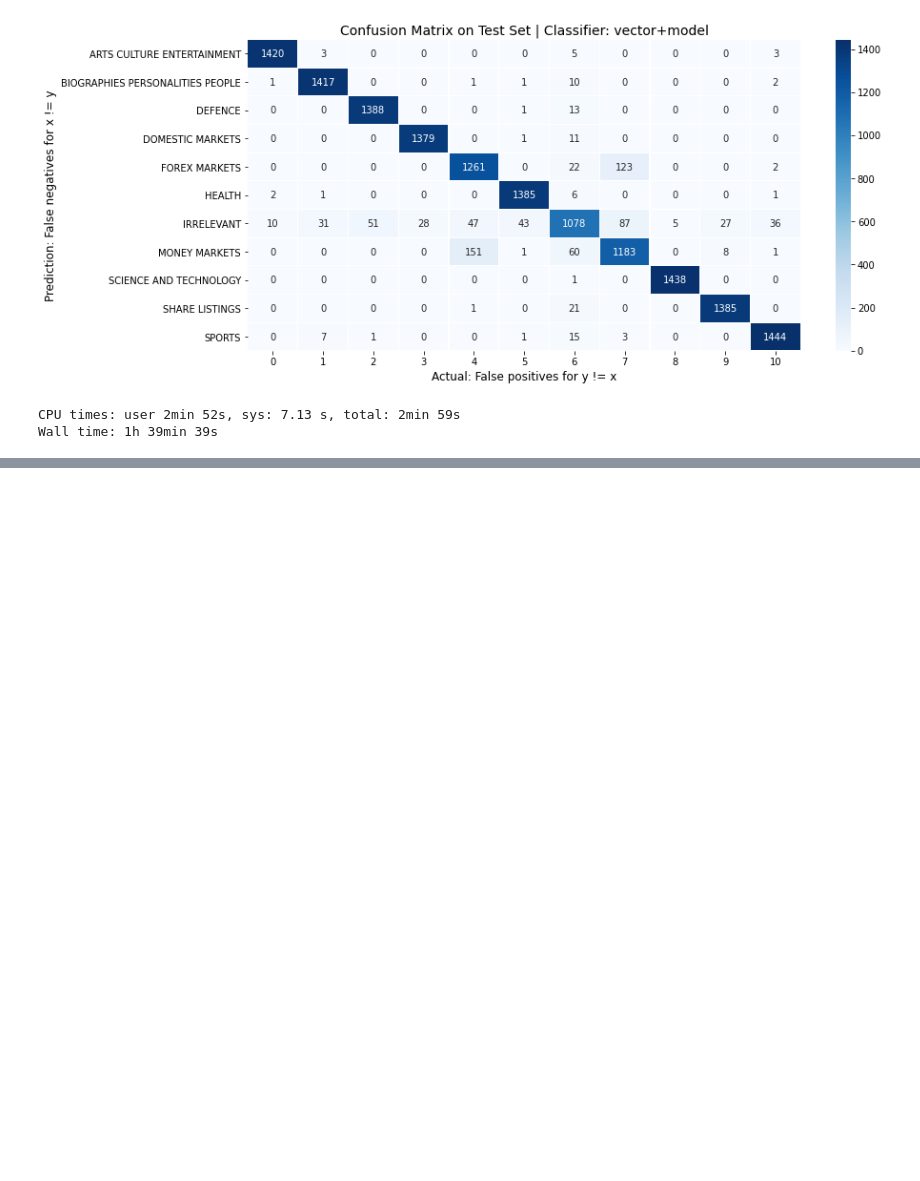
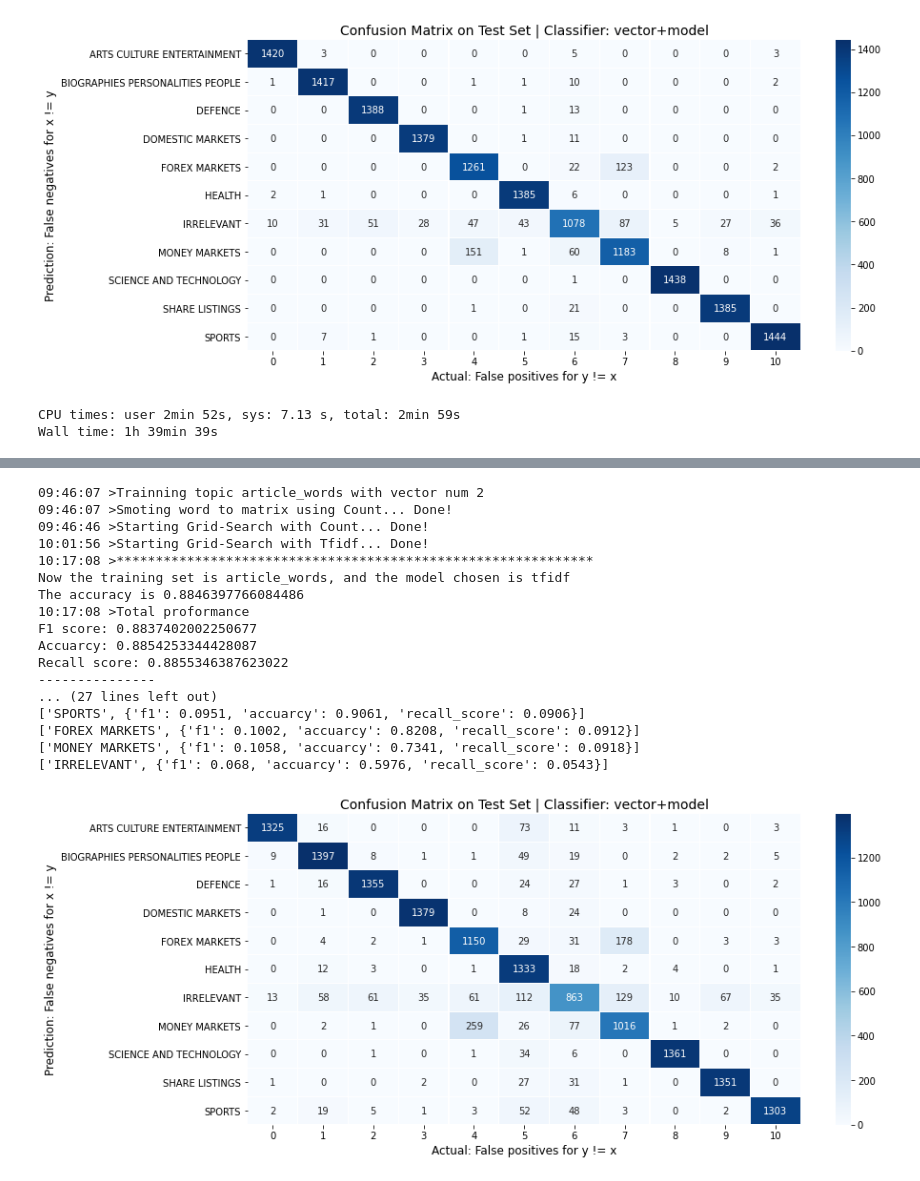
Before and after one commit to HenryLiangzy/COMP9417_Project, a Jupyter notebook: Henry_s_work/Henry_s_model_select_vaildation.ipynb, the cells around one changed output, grey strips where cells are left out. Saved outputs shown, nothing was run; the diff lists cells and outputs as text; code cells hidden in the pictures; blank space fills up the shorter version.

```diff
--- a/Henry_s_work/Henry_s_model_select_vaildation.ipynb
+++ b/Henry_s_work/Henry_s_model_select_vaildation.ipynb
@@ -539,0 +571,27 @@ Wall time: 1h 39min 39s
+# %%
+%%time
+
+x_label = 'article_words'
+vector_num = 2
+
+df = pd.read_csv(TRAININGFILE)
+model_compile(df, x_label, vector_num)
+# %% [output]
+09:46:07 >Trainning topic article_words with vector num 2
+09:46:07 >Smoting word to matrix using Count... Done!
+09:46:46 >Starting Grid-Search with Count... Done!
+10:01:56 >Starting Grid-Search with Tfidf... Done!
+10:17:08 >*************************************************************
+Now the training set is article_words, and the model chosen is tfidf
+The accuracy is 0.8846397766084486
+10:17:08 >Total proformance
+F1 score: 0.8837402002250677
+Accuarcy: 0.8854253344428087
+Recall score: 0.8855346387623022
+---------------
+... (27 lines left out)
+['SPORTS', {'f1': 0.0951, 'accuarcy': 0.9061, 'recall_score': 0.0906}]
+['FOREX MARKETS', {'f1': 0.1002, 'accuarcy': 0.8208, 'recall_score': 0.0912}]
+['MONEY MARKETS', {'f1': 0.1058, 'accuarcy': 0.7341, 'recall_score': 0.0918}]
+['IRRELEVANT', {'f1': 0.068, 'accuarcy': 0.5976, 'recall_score': 0.0543}]
+[figure, added]
```
Also changed, not shown: parts of 4 cells of this notebook.
